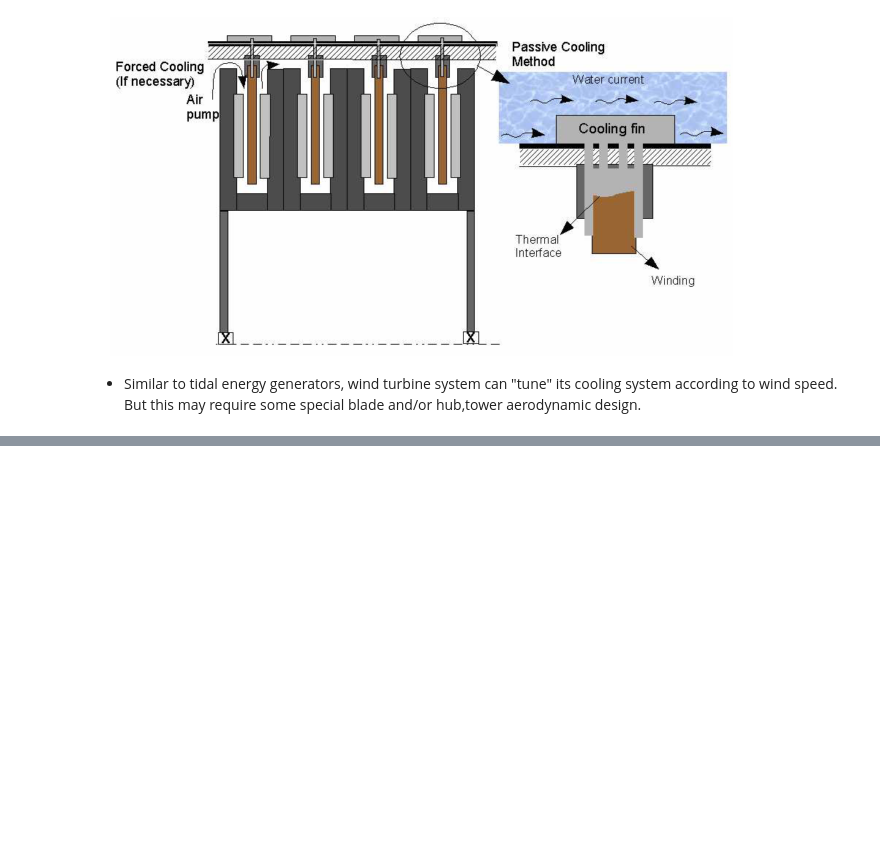
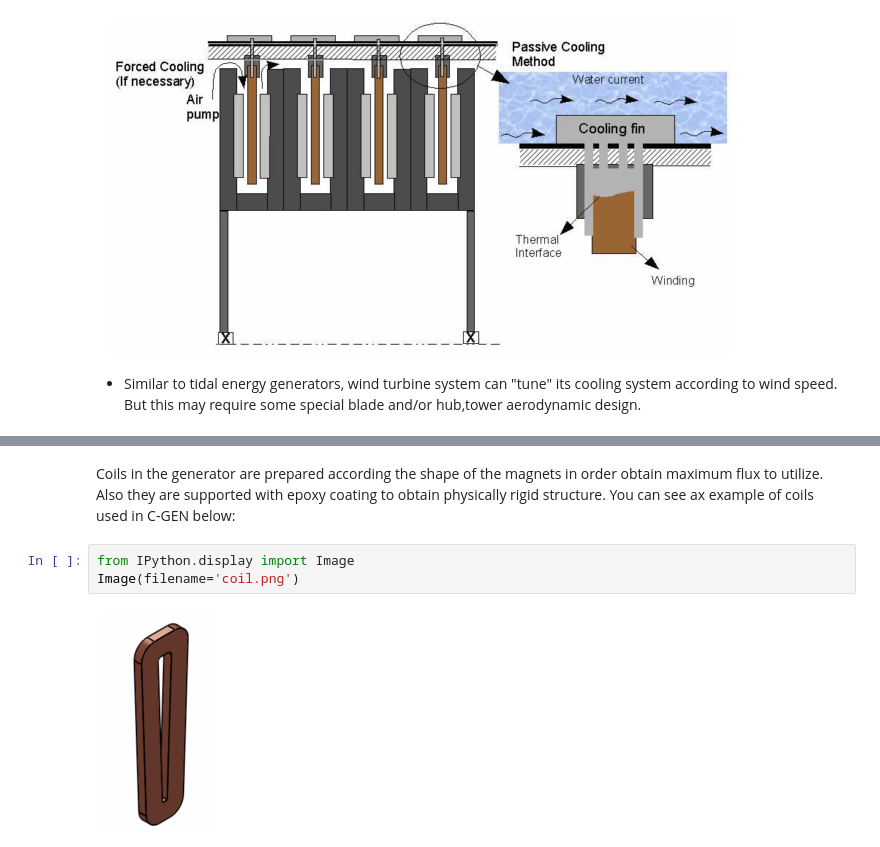
Before and after one commit to aydinbaskaya/MS_Thesis, a Jupyter notebook: Modular Generators/Documents/Direct-drive wind turbines .ipynb, the cells around one changed output, grey strips where cells are left out. Saved outputs shown, nothing was run; the diff lists cells and outputs as text; blank space fills up the shorter version.

```diff
--- a/Modular Generators/Documents/Direct-drive wind turbines .ipynb
+++ b/Modular Generators/Documents/Direct-drive wind turbines .ipynb
@@ -281,0 +309,7 @@ Image(filename='cooling.png')
+# %% [markdown]
+Coils in the generator are prepared according the shape of the magnets in order obtain maximum flux to utilize. Also they are supported with epoxy coating to obtain physically rigid structure. You can see ax example of coils used in C-GEN below:
+# %%
+from IPython.display import Image
+Image(filename='coil.png')
+# %% [output]
+[figure, added]
```
Also changed, not shown: parts of 16 cells of this notebook, 1 other file.
